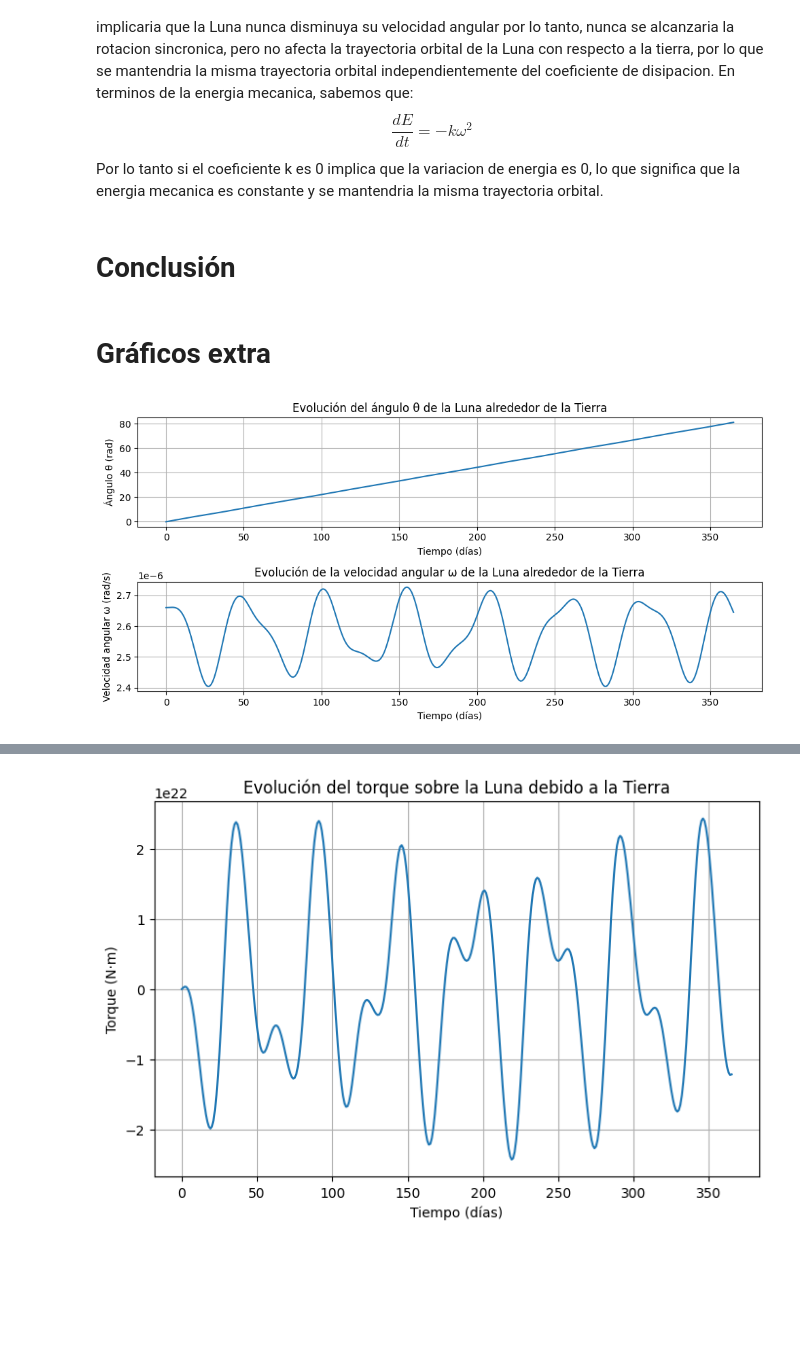
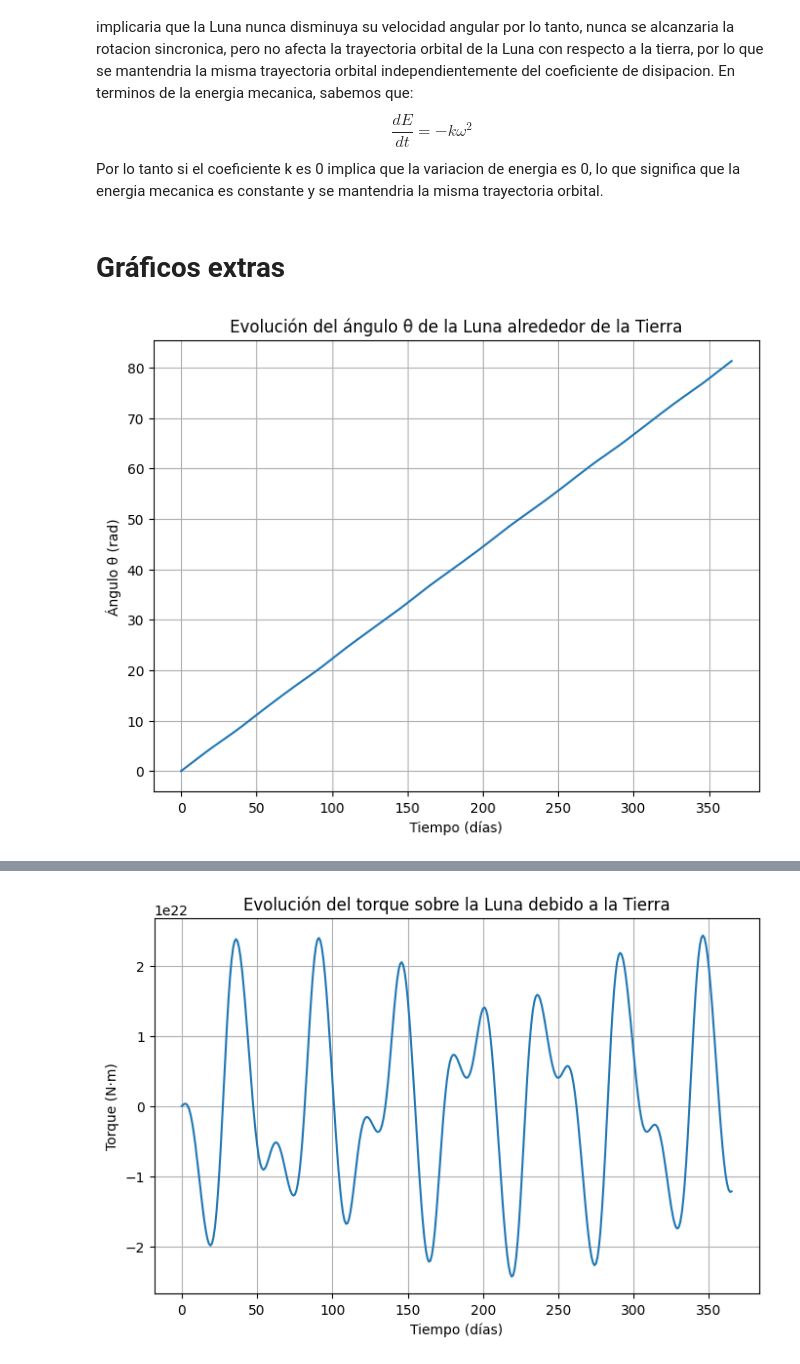
Before and after one commit to PM-lopez/Rotacion-Sincronica-de-la-Luna, a Jupyter notebook: solucion.ipynb, the cells around one changed output, grey strips where cells are left out. Cells and saved outputs as stored; diff of their text form; code cells hidden in the pictures; blank space fills up the shorter version.

```diff
--- a/solucion.ipynb
+++ b/solucion.ipynb
@@ -166,27 +177,17 @@ Al no considerar los momentos de inercia I1 y I2 (=0), estamos modelando a la Lu
 # %% [markdown]
 El coeficiente de disipacion tiene un rol muy importante para el sistema Tierra-Luna ya que provoca una disminucion en la velocidad angular de la luna a lo largo del tiempo, ignorar este factor implicaria que la Luna nunca disminuya su velocidad angular por lo tanto, nunca se alcanzaria la rotacion sincronica, pero no afecta la trayectoria orbital de la Luna con respecto a la tierra, por lo que se mantendria la misma trayectoria orbital independientemente del coeficiente de disipacion. En terminos de la energia mecanica, sabemos que: $$ \frac{dE}{dt} = -k\omega^2 $$ Por lo tanto si el coeficiente k es 0 implica que la variacion de energia es 0, lo que significa que la energia mecanica es constante y se mantendria la misma trayectoria orbital.
-# %% [markdown]
-# Conclusión
 # %% [markdown]
-# Gráficos extra #
+# Gráficos extras #
 # %%
 # Graficamos los resultados de la rotacional
 
-plt.figure(figsize=(10, 5))
-plt.subplot(2, 1, 1)
+plt.figure(figsize=(8, 6))
 plt.plot(t_values/ (24 * 3600), theta_values)
 plt.xlabel("Tiempo (días)")
 plt.ylabel("Ángulo θ (rad)")
 plt.title("Evolución del ángulo θ de la Luna alrededor de la Tierra")
 plt.grid()
 plt.savefig("angulo_luna_tierra.png", dpi=100, bbox_inches='tight')
-plt.subplot(2, 1, 2)
-plt.plot(t_values / (24 * 3600), w_values)
-plt.xlabel("Tiempo (días)")
-plt.ylabel("Velocidad angular ω (rad/s)")
-plt.title("Evolución de la velocidad angular ω de la Luna alrededor de la Tierra")
-plt.grid()
-plt.tight_layout()
 plt.show()
 # %% [output]
-[figure, old version]
+[figure, new version]
```
Also changed, not shown: parts of 20 cells of this notebook.
